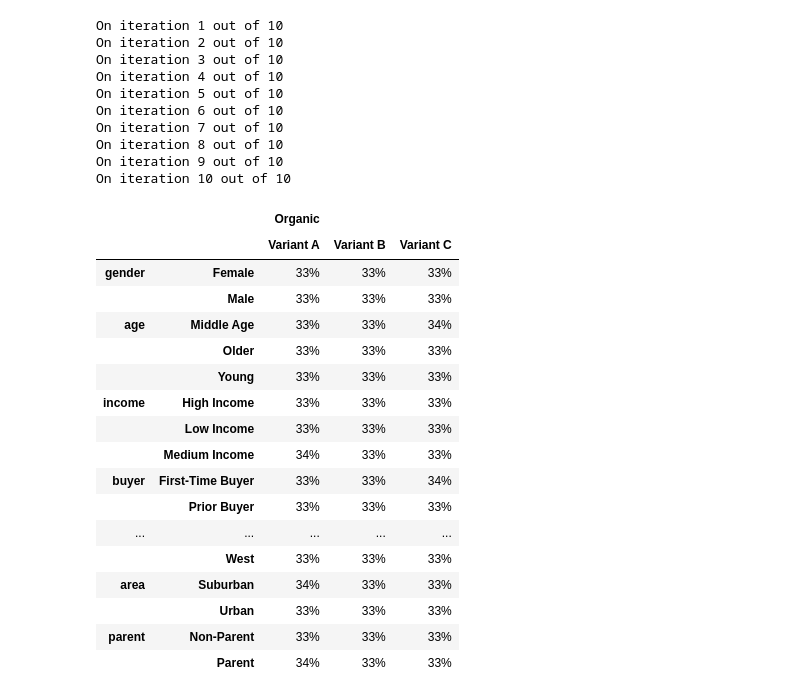
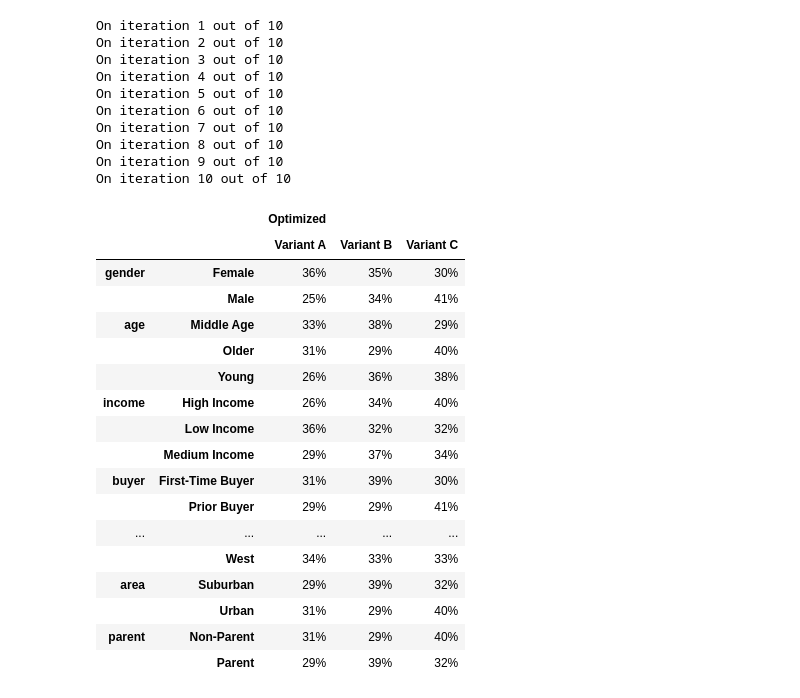
Before and after one commit to abluna/multiarm-bandit, a Jupyter notebook: Synthetic Data.ipynb, the cells around one changed output. Saved outputs shown, nothing was run; the diff lists cells and outputs as text; code cells hidden in the pictures.

```diff
--- a/Synthetic Data.ipynb
+++ b/Synthetic Data.ipynb
@@ -261,23 +261,23 @@ On iteration 8 out of 10
 On iteration 9 out of 10
 On iteration 10 out of 10
 # %%
-opt_table.style.format('{:,.0%}')
+org_table.style.format('{:,.0%}').background_gradient(cmap='Blues').set_properties(**{'text-align': 'center'})
 # %% [output]
-|  |  | Organic |  |  |
+|  |  | Optimized |  |  |
 |  |  | Variant A | Variant B | Variant C |
-| gender | Female | 33% | 33% | 33% |
-|  | Male | 33% | 33% | 33% |
-| age | Middle Age | 33% | 33% | 34% |
-|  | Older | 33% | 33% | 33% |
-|  | Young | 33% | 33% | 33% |
-| income | High Income | 33% | 33% | 33% |
-|  | Low Income | 33% | 33% | 33% |
-|  | Medium Income | 34% | 33% | 33% |
-| buyer | First-Time Buyer | 33% | 33% | 34% |
-|  | Prior Buyer | 33% | 33% | 33% |
+| gender | Female | 36% | 35% | 30% |
+|  | Male | 25% | 34% | 41% |
+| age | Middle Age | 33% | 38% | 29% |
+|  | Older | 31% | 29% | 40% |
+|  | Young | 26% | 36% | 38% |
+| income | High Income | 26% | 34% | 40% |
+|  | Low Income | 36% | 32% | 32% |
+|  | Medium Income | 29% | 37% | 34% |
+| buyer | First-Time Buyer | 31% | 39% | 30% |
+|  | Prior Buyer | 29% | 29% | 41% |
 | ... | ... | ... | ... | ... |
-|  | West | 33% | 33% | 33% |
-| area | Suburban | 34% | 33% | 33% |
-|  | Urban | 33% | 33% | 33% |
-| parent | Non-Parent | 33% | 33% | 33% |
-|  | Parent | 34% | 33% | 33% |
+|  | West | 34% | 33% | 33% |
+| area | Suburban | 29% | 39% | 32% |
+|  | Urban | 31% | 29% | 40% |
+| parent | Non-Parent | 31% | 29% | 40% |
+|  | Parent | 29% | 39% | 32% |
```
Also changed, not shown: 1 other file.
